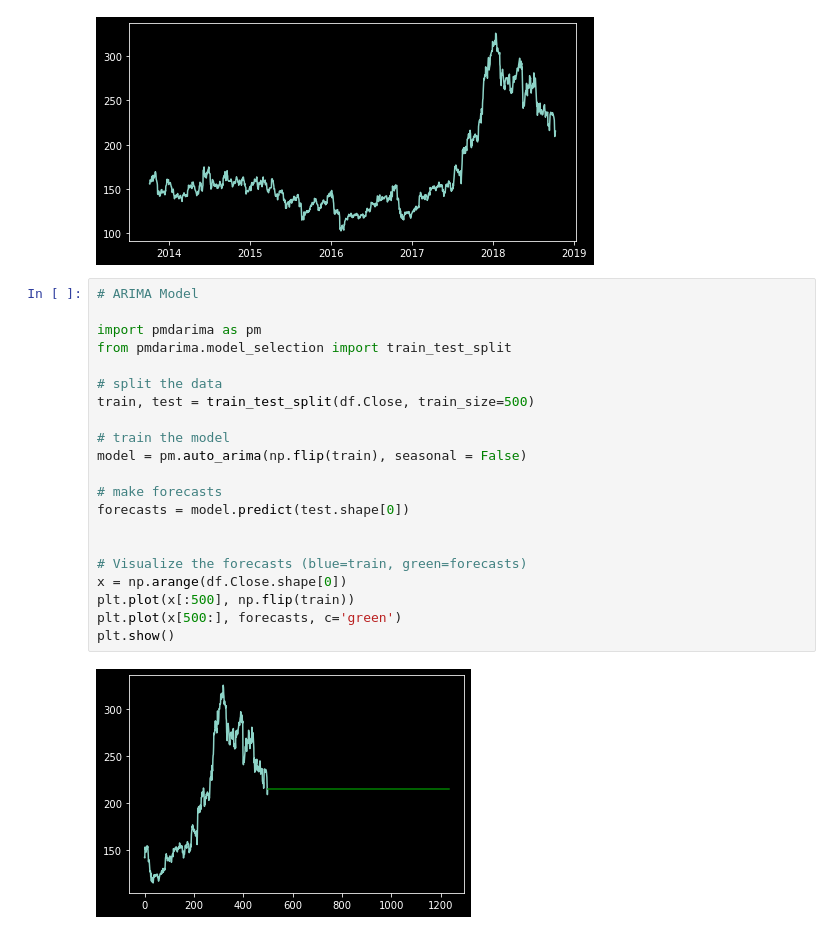
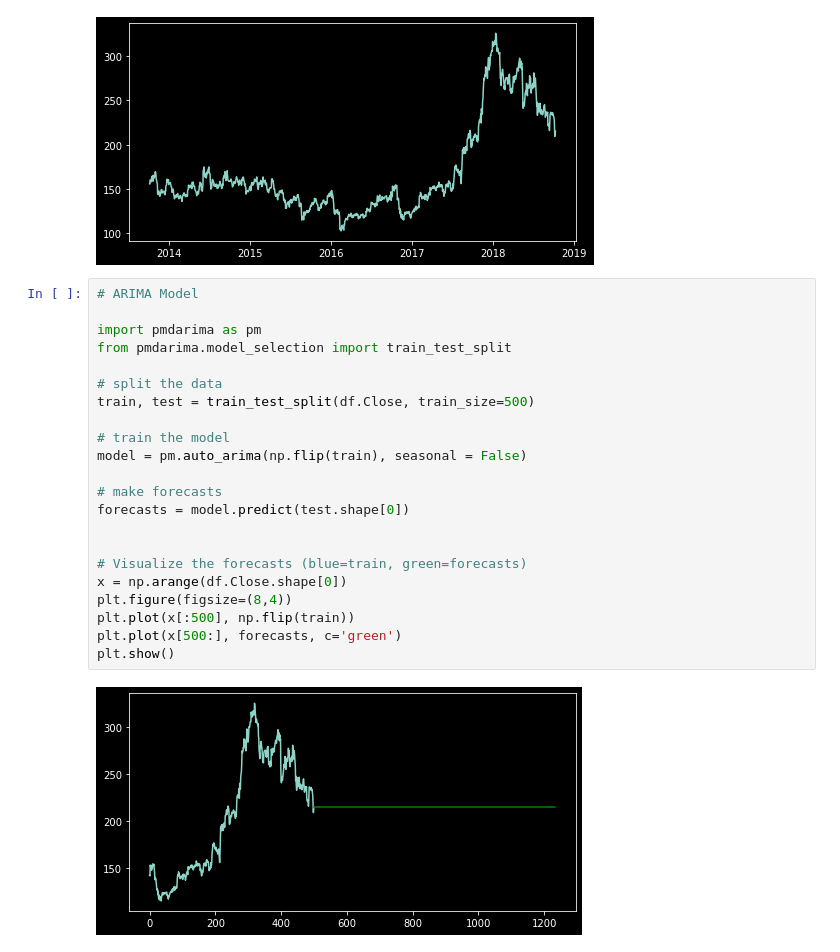
Before and after one commit to albertkyou/albertkyou.github.io, a Jupyter notebook: code/PredictingStocks/StockMarket.ipynb, the cells around one changed output. Drawn from its saved outputs; the diff is of its cells as text.

```diff
--- a/code/PredictingStocks/StockMarket.ipynb
+++ b/code/PredictingStocks/StockMarket.ipynb
@@ -39,23 +39,24 @@ plt.plot(df.Close, label='Close price history')
 # %%
 # ARIMA Model
 
 import pmdarima as pm
 from pmdarima.model_selection import train_test_split
 
 # split the data
 train, test = train_test_split(df.Close, train_size=500)
 
 # train the model
 model = pm.auto_arima(np.flip(train), seasonal = False)
 
 # make forecasts
 forecasts = model.predict(test.shape[0])
 
 
 # Visualize the forecasts (blue=train, green=forecasts)
 x = np.arange(df.Close.shape[0])
+plt.figure(figsize=(8,4))
 plt.plot(x[:500], np.flip(train))
 plt.plot(x[500:], forecasts, c='green')
 plt.show()
 # %% [output]
-[figure, old version]
+[figure, new version]
```
